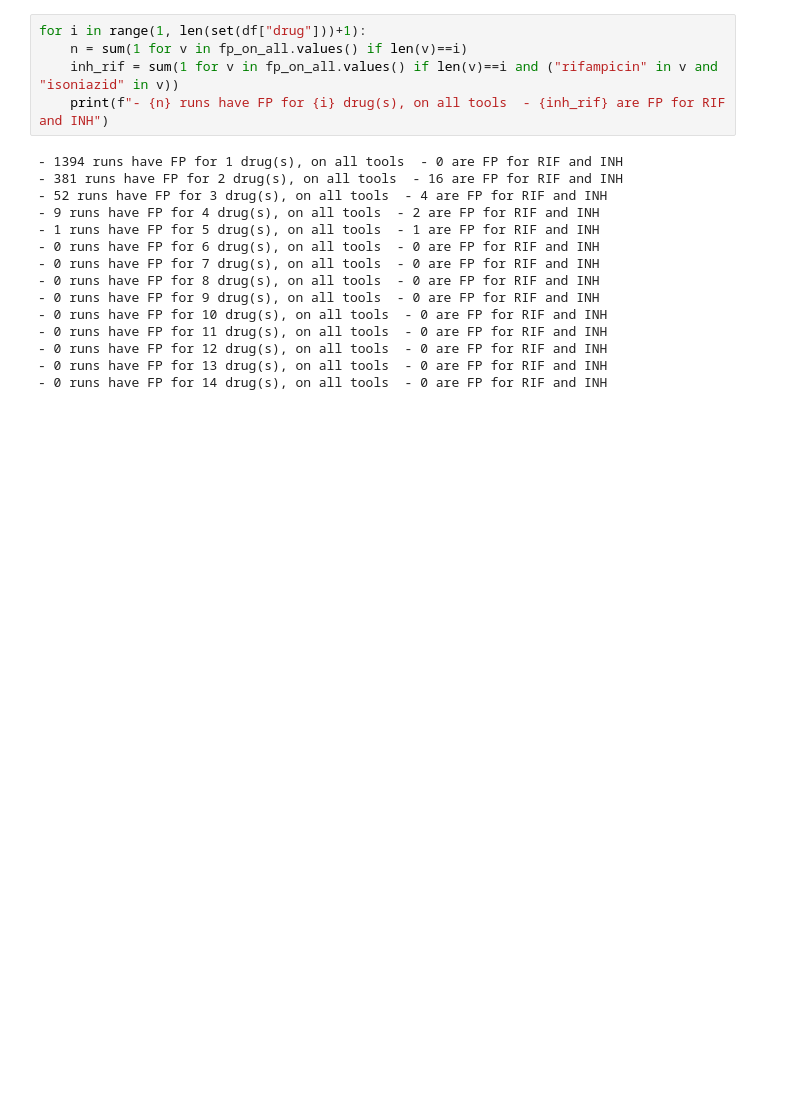
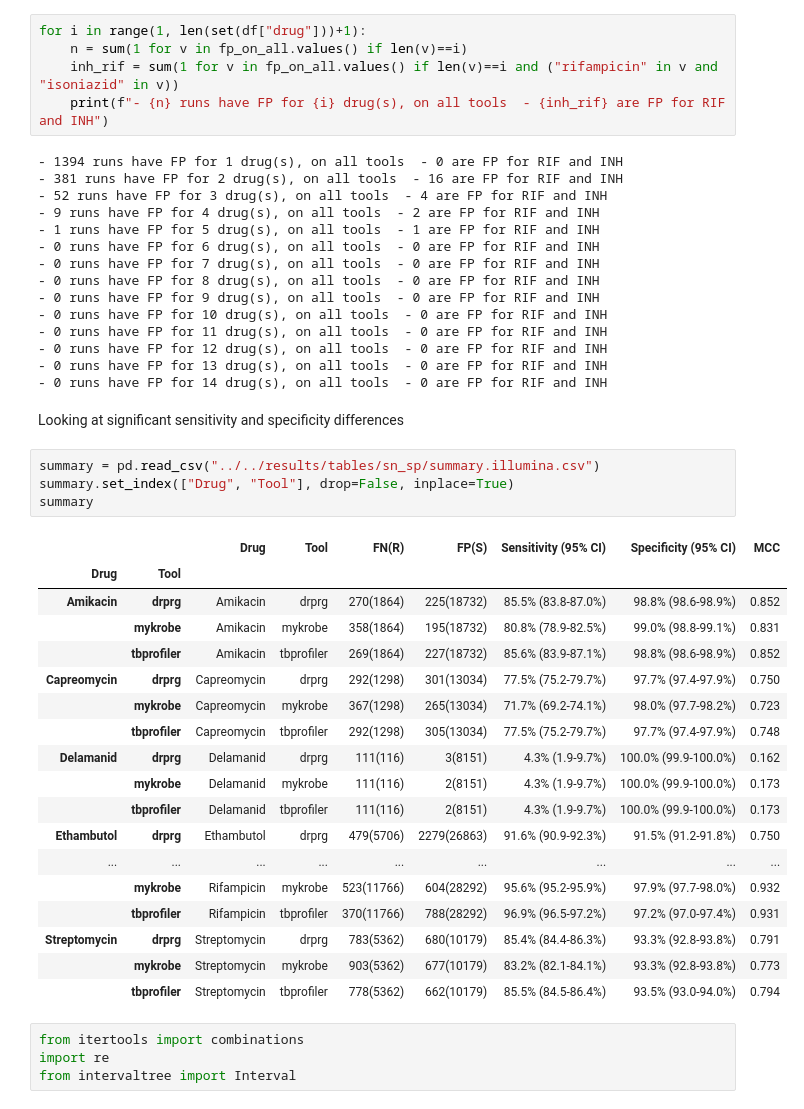
Before and after one commit to mbhall88/drprg, a Jupyter notebook: paper/workflow/notebook/improve_sn_and_sp.ipynb, the cells around one changed output. Saved outputs shown, nothing was run; the diff lists cells and outputs as text; blank space fills up the shorter version.

```diff
--- a/paper/workflow/notebook/improve_sn_and_sp.ipynb
+++ b/paper/workflow/notebook/improve_sn_and_sp.ipynb
@@ -240,3 +257,32 @@ for i in range(1, len(set(df["drug"]))+1):
 - 0 runs have FP for 12 drug(s), on all tools  - 0 are FP for RIF and INH
 - 0 runs have FP for 13 drug(s), on all tools  - 0 are FP for RIF and INH
 - 0 runs have FP for 14 drug(s), on all tools  - 0 are FP for RIF and INH
+# %% [markdown]
+Looking at significant sensitivity and specificity differences
+# %%
+summary = pd.read_csv("../../results/tables/sn_sp/summary.illumina.csv")
+summary.set_index(["Drug", "Tool"], drop=False, inplace=True)
+summary
+# %% [output]
+|  |  | Drug | Tool | FN(R) | FP(S) | Sensitivity (95% CI) | Specificity (95% CI) | MCC |
+| Drug | Tool |  |  |  |  |  |  |  |
+| Amikacin | drprg | Amikacin | drprg | 270(1864) | 225(18732) | 85.5% (83.8-87.0%) | 98.8% (98.6-98.9%) | 0.852 |
+|  | mykrobe | Amikacin | mykrobe | 358(1864) | 195(18732) | 80.8% (78.9-82.5%) | 99.0% (98.8-99.1%) | 0.831 |
+|  | tbprofiler | Amikacin | tbprofiler | 269(1864) | 227(18732) | 85.6% (83.9-87.1%) | 98.8% (98.6-98.9%) | 0.852 |
+| Capreomycin | drprg | Capreomycin | drprg | 292(1298) | 301(13034) | 77.5% (75.2-79.7%) | 97.7% (97.4-97.9%) | 0.750 |
+|  | mykrobe | Capreomycin | mykrobe | 367(1298) | 265(13034) | 71.7% (69.2-74.1%) | 98.0% (97.7-98.2%) | 0.723 |
+|  | tbprofiler | Capreomycin | tbprofiler | 292(1298) | 305(13034) | 77.5% (75.2-79.7%) | 97.7% (97.4-97.9%) | 0.748 |
+| Delamanid | drprg | Delamanid | drprg | 111(116) | 3(8151) | 4.3% (1.9-9.7%) | 100.0% (99.9-100.0%) | 0.162 |
+|  | mykrobe | Delamanid | mykrobe | 111(116) | 2(8151) | 4.3% (1.9-9.7%) | 100.0% (99.9-100.0%) | 0.173 |
+|  | tbprofiler | Delamanid | tbprofiler | 111(116) | 2(8151) | 4.3% (1.9-9.7%) | 100.0% (99.9-100.0%) | 0.173 |
+| Ethambutol | drprg | Ethambutol | drprg | 479(5706) | 2279(26863) | 91.6% (90.9-92.3%) | 91.5% (91.2-91.8%) | 0.750 |
+| ... | ... | ... | ... | ... | ... | ... | ... | ... |
+|  | mykrobe | Rifampicin | mykrobe | 523(11766) | 604(28292) | 95.6% (95.2-95.9%) | 97.9% (97.7-98.0%) | 0.932 |
+|  | tbprofiler | Rifampicin | tbprofiler | 370(11766) | 788(28292) | 96.9% (96.5-97.2%) | 97.2% (97.0-97.4%) | 0.931 |
+| Streptomycin | drprg | Streptomycin | drprg | 783(5362) | 680(10179) | 85.4% (84.4-86.3%) | 93.3% (92.8-93.8%) | 0.791 |
+|  | mykrobe | Streptomycin | mykrobe | 903(5362) | 677(10179) | 83.2% (82.1-84.1%) | 93.3% (92.8-93.8%) | 0.773 |
+|  | tbprofiler | Streptomycin | tbprofiler | 778(5362) | 662(10179) | 85.5% (84.5-86.4%) | 93.5% (93.0-94.0%) | 0.794 |
+# %%
+from itertools import combinations
+import re
+from intervaltree import Interval
```
Also changed, not shown: parts of 14 cells of this notebook, 1 other file.
